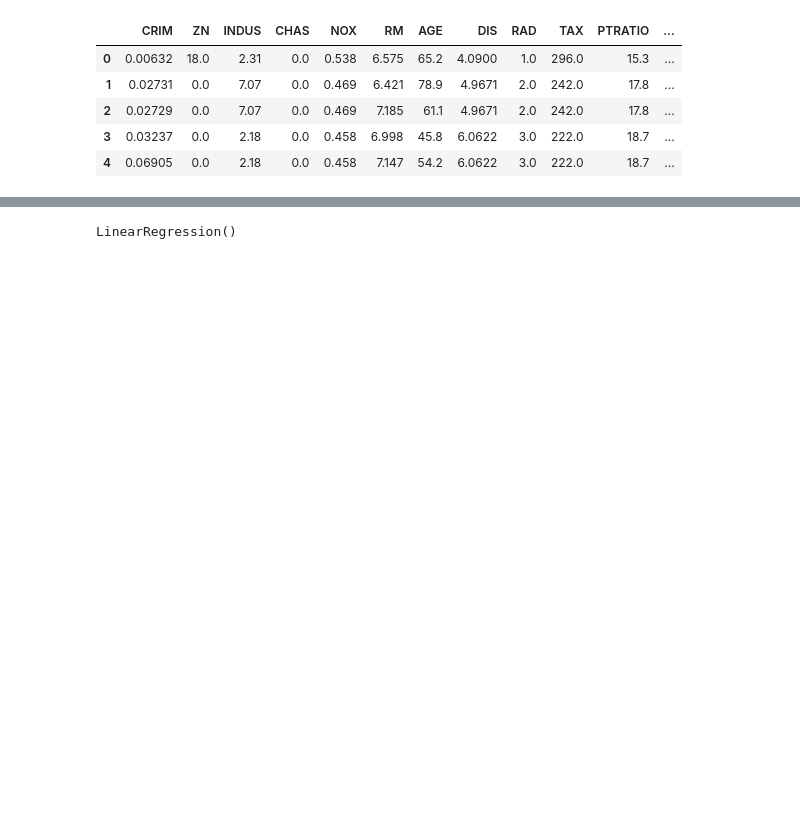
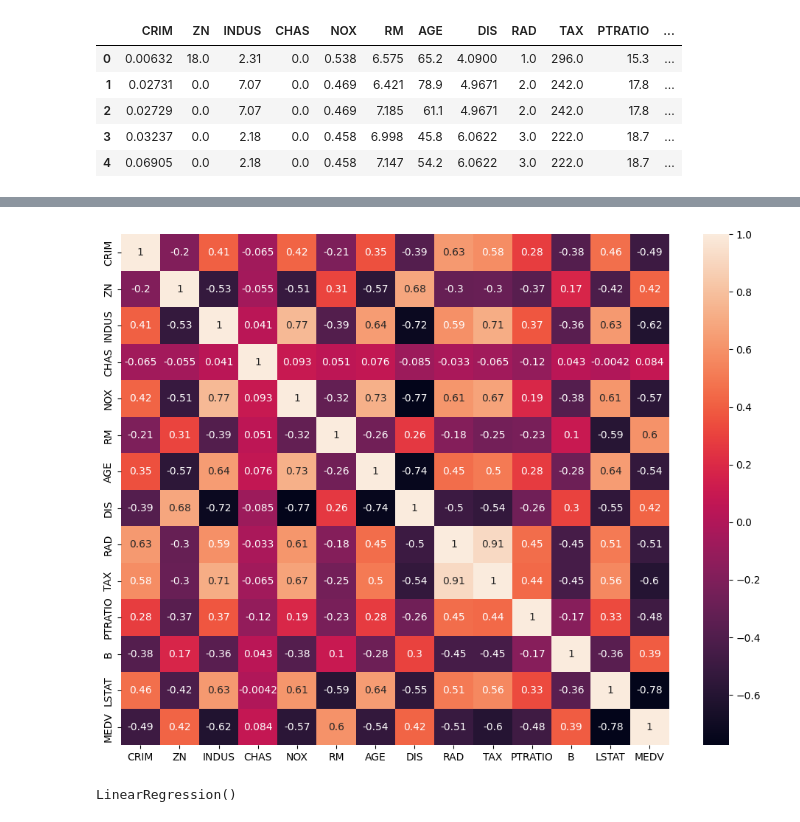
Before and after one commit to Chhaya-cloud/Chatbot, a Jupyter notebook: Linear_Regression.ipynb, the cells around one changed output, grey strips where cells are left out. Saved outputs shown, nothing was run; the diff lists cells and outputs as text; code cells hidden in the pictures; blank space fills up the shorter version.

```diff
--- a/Linear_Regression.ipynb
+++ b/Linear_Regression.ipynb
@@ -33,0 +117,8 @@ y=df['MEDV']
+# %%
+# Performing MultiCollinearity Test
+cm = df.corr()
+plt.figure(figsize = (12, 9))
+sns.heatmap(cm, annot = True)
+plt.show()
+# %% [output]
+[figure, added]
```
Also changed, not shown: parts of 26 cells of this notebook.
